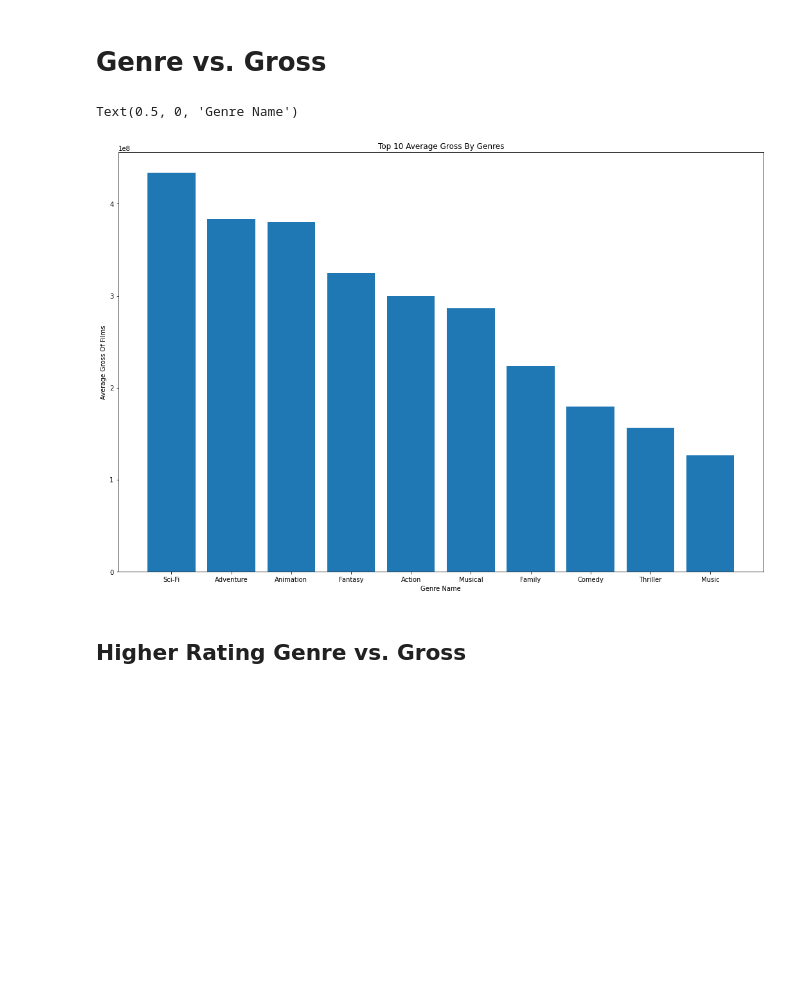
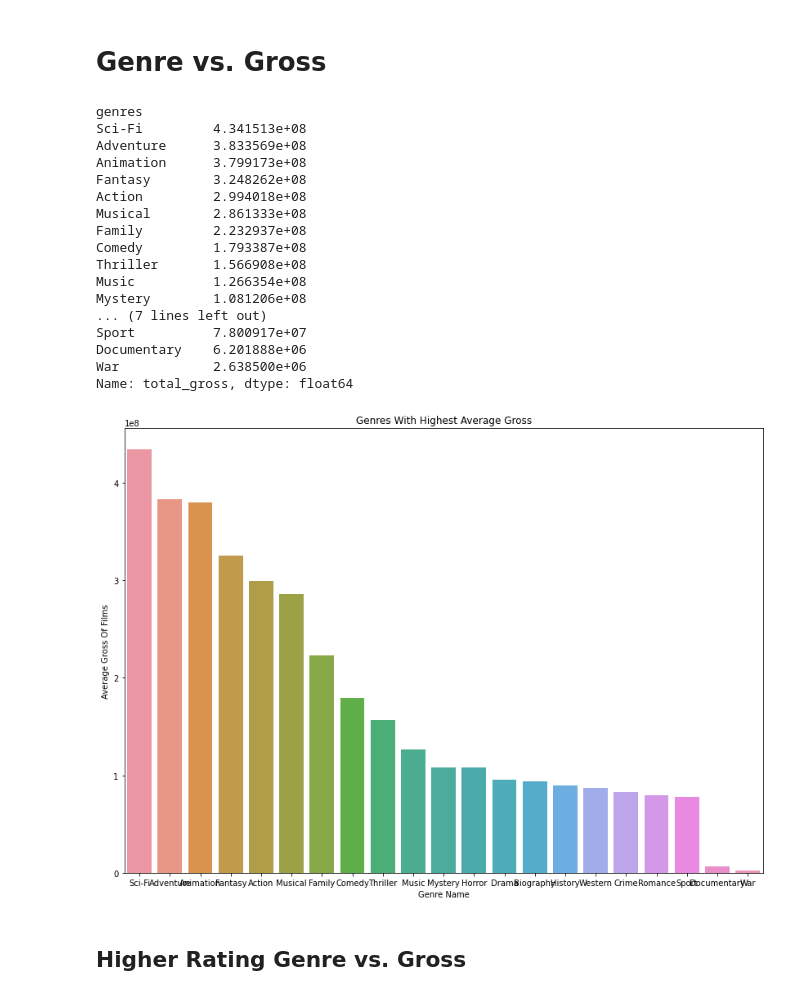
Before and after one commit to lperconti/Phase-One-Project---Lenore-Kelsey-Drew, a Jupyter notebook: kelsey_lane.ipynb, the cells around one changed output. Drawn from its saved outputs; the diff is of its cells as text; code cells hidden in the pictures; blank space fills up the shorter version.

```diff
--- a/kelsey_lane.ipynb
+++ b/kelsey_lane.ipynb
@@ -626,16 +650,34 @@ NameError: name 'budget_alive_imdb_directors' is not defined
 # %%
 split_genres = imdb_with_gross.assign(genres=imdb_with_gross.genres.str.split(",")).explode('genres')
 
-genre_gross = split_genres.groupby('genres')['total_gross'].mean().sort_values(ascending = False)[:10]
+genre_gross = split_genres.groupby('genres')['total_gross'].mean().sort_values(ascending = False)
 
-fig, ax = plt.subplots(figsize = (18,12))
-ax.bar(x = genre_gross.index, height = genre_gross.values)
-ax.set_title('Top 10 Average Gross By Genres')
+fig, ax = plt.subplots(figsize = (14,10))
+sns.barplot(x = genre_gross.index, y = genre_gross.values)
+ax.set_title('Genres With Highest Average Gross')
 ax.set_ylabel('Average Gross Of Films')
 ax.set_xlabel('Genre Name')
+#plt.savefig('GenreAvgGross.png')
+genre_gross
 # %% [output]
-Text(0.5, 0, 'Genre Name')
+genres
+Sci-Fi         4.341513e+08
+Adventure      3.833569e+08
+Animation      3.799173e+08
+Fantasy        3.248262e+08
+Action         2.994018e+08
+Musical        2.861333e+08
+Family         2.232937e+08
+Comedy         1.793387e+08
+Thriller       1.566908e+08
+Music          1.266354e+08
+Mystery        1.081206e+08
+... (7 lines left out)
+Sport          7.800917e+07
+Documentary    6.201888e+06
+War            2.638500e+06
+Name: total_gross, dtype: float64
-[figure, old version]
+[figure, new version]
 # %% [markdown]
 ## Higher Rating Genre vs. Gross
 # %%
```
Also changed, not shown: parts of 23 cells of this notebook.
